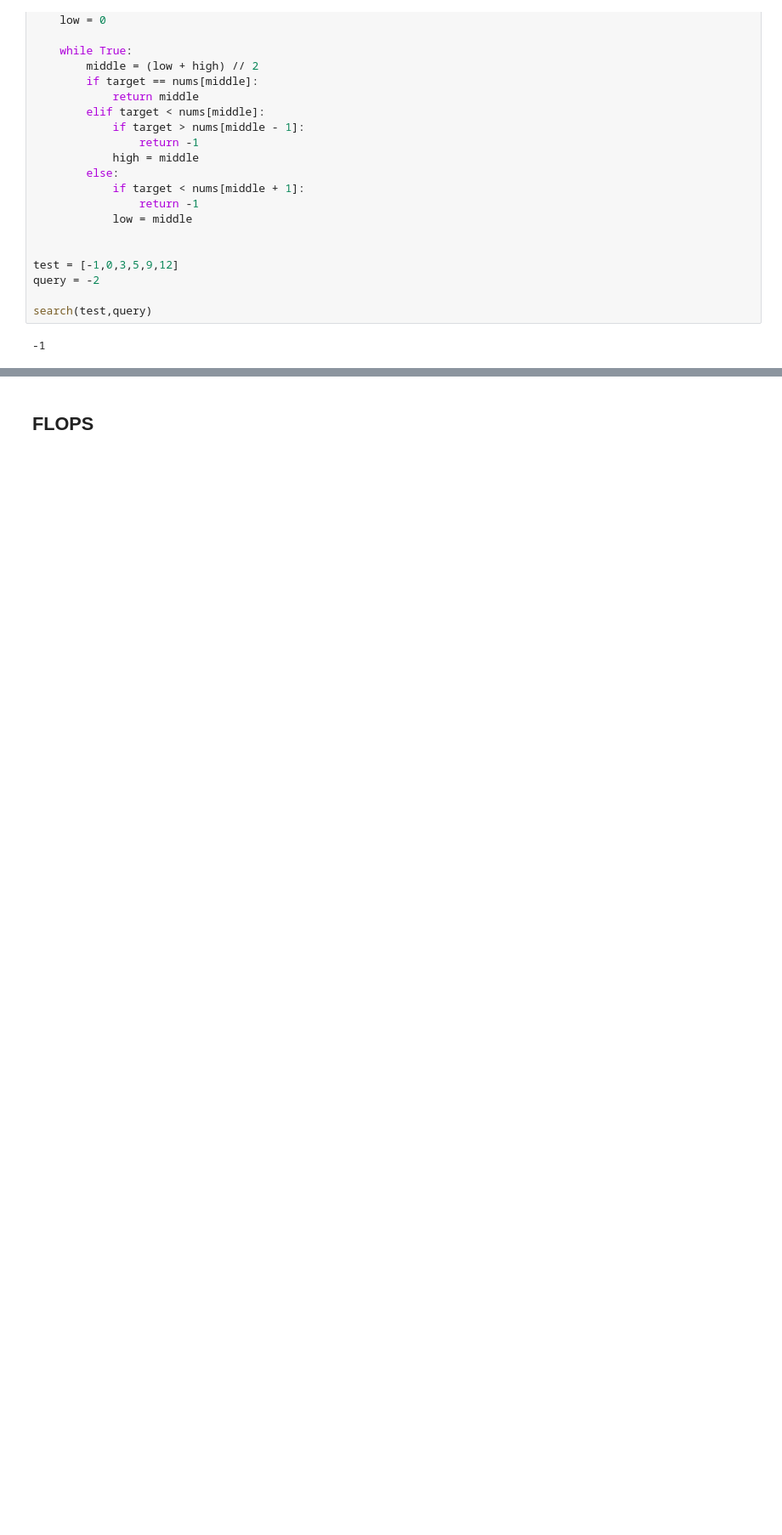
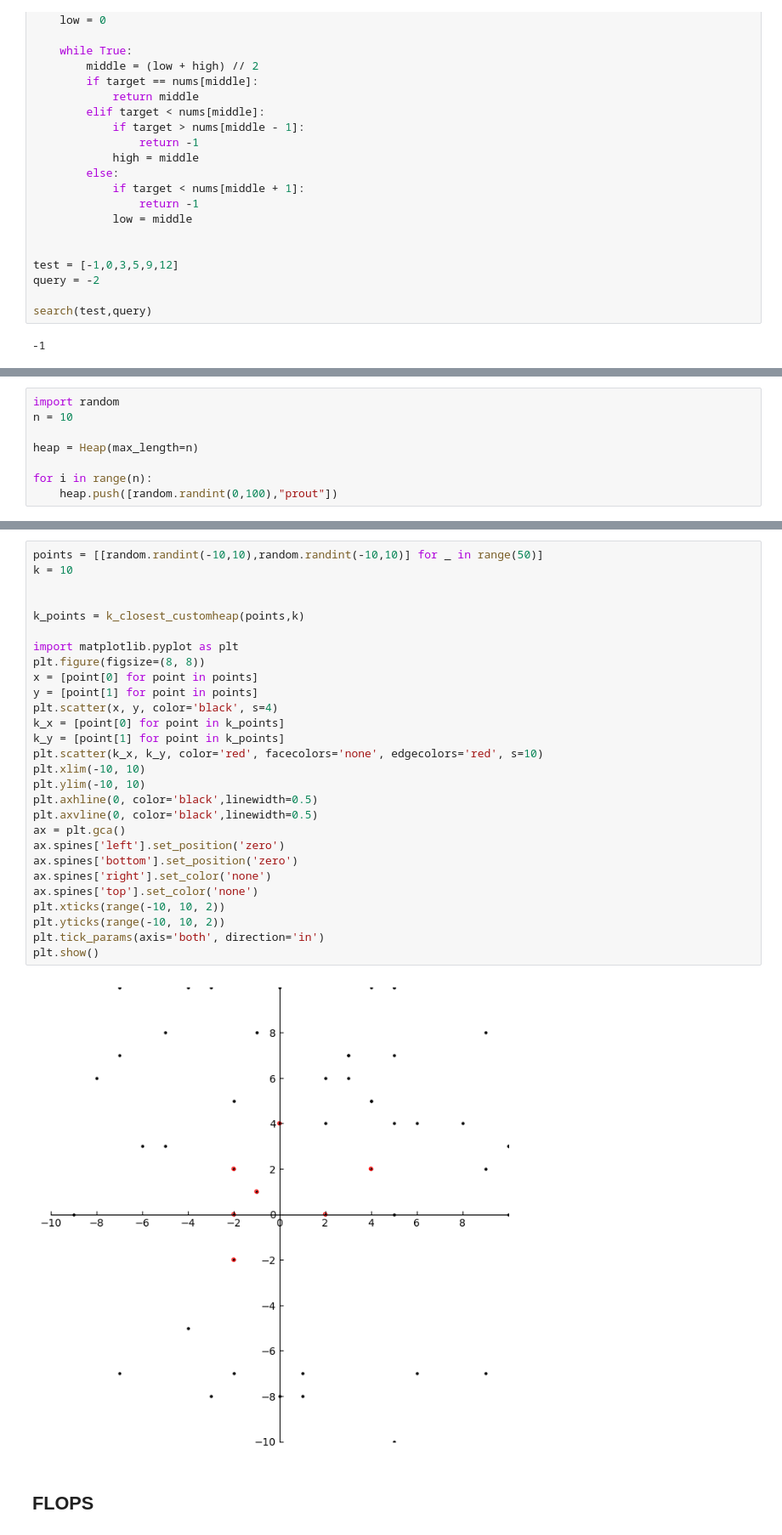
Before and after one commit to jbgaya/algorithms, a Jupyter notebook: sandbox.ipynb, the cells around one changed output, grey strips where cells are left out. Shown at 85% size. Cells and saved outputs as stored; diff of their text form; blank space fills up the shorter version.

```diff
--- a/sandbox.ipynb
+++ b/sandbox.ipynb
@@ -481,0 +604,8 @@ ok
+# %%
+import random
+n = 10
+
+heap = Heap(max_length=n)
+
+for i in range(n):
+    heap.push([random.randint(0,100),"prout"])
@@ -482,3 +680,33 @@ ok
+# %%
+points = [[random.randint(-10,10),random.randint(-10,10)] for _ in range(50)]
+k = 10
+
+
+k_points = k_closest_customheap(points,k)
+
+import matplotlib.pyplot as plt
+plt.figure(figsize=(8, 8))
+x = [point[0] for point in points]
+y = [point[1] for point in points]
+plt.scatter(x, y, color='black', s=4)
+k_x = [point[0] for point in k_points]
+k_y = [point[1] for point in k_points]
+plt.scatter(k_x, k_y, color='red', facecolors='none', edgecolors='red', s=10)
+plt.xlim(-10, 10)
+plt.ylim(-10, 10)
+plt.axhline(0, color='black',linewidth=0.5)
+plt.axvline(0, color='black',linewidth=0.5)
+ax = plt.gca()
+ax.spines['left'].set_position('zero')
+ax.spines['bottom'].set_position('zero')
+ax.spines['right'].set_color('none')
+ax.spines['top'].set_color('none')
+plt.xticks(range(-10, 10, 2))
+plt.yticks(range(-10, 10, 2))
+plt.tick_params(axis='both', direction='in')
+plt.show()
+# %% [output]
+[figure, added]
 # %% [markdown]
 ## FLOPS
 # %%
```
Also changed, not shown: parts of 15 cells of this notebook, 2 other files.
